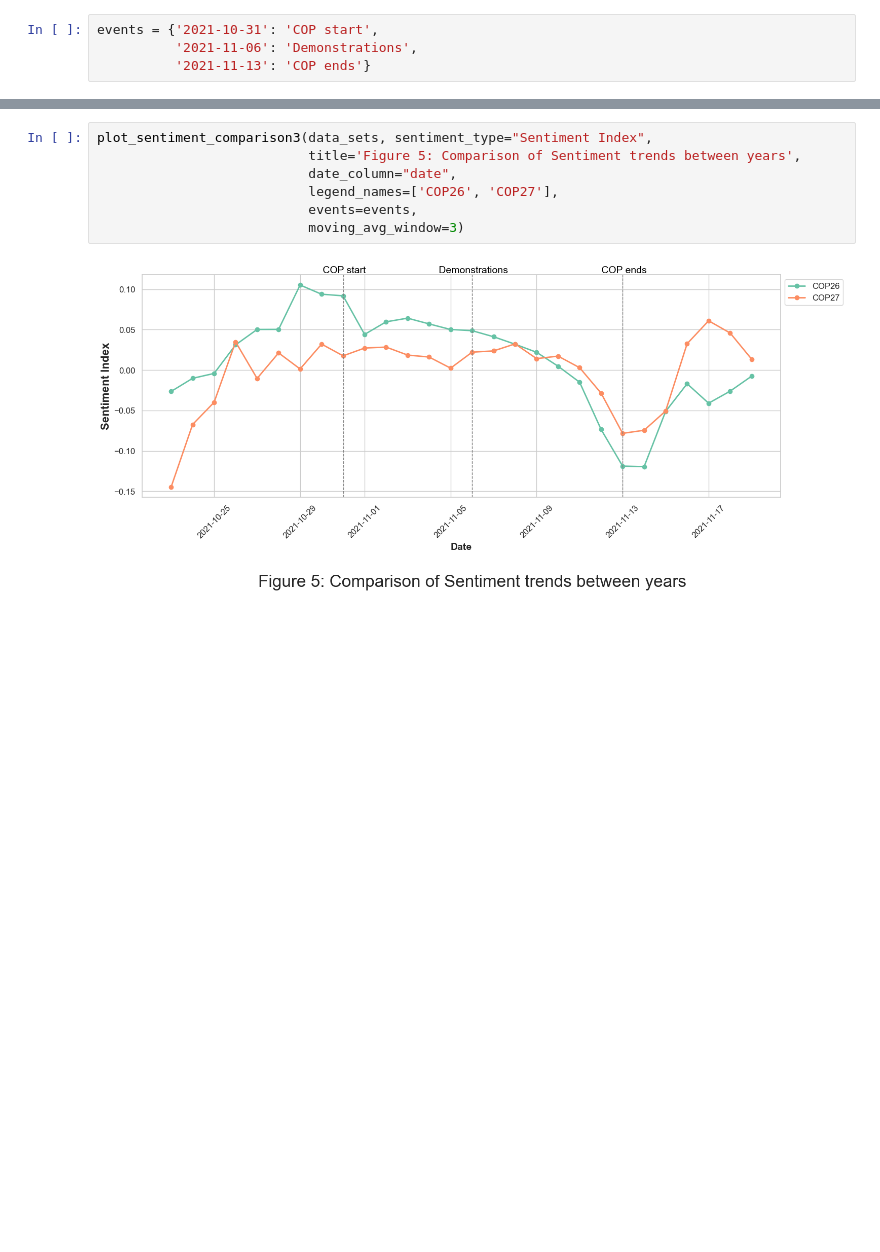
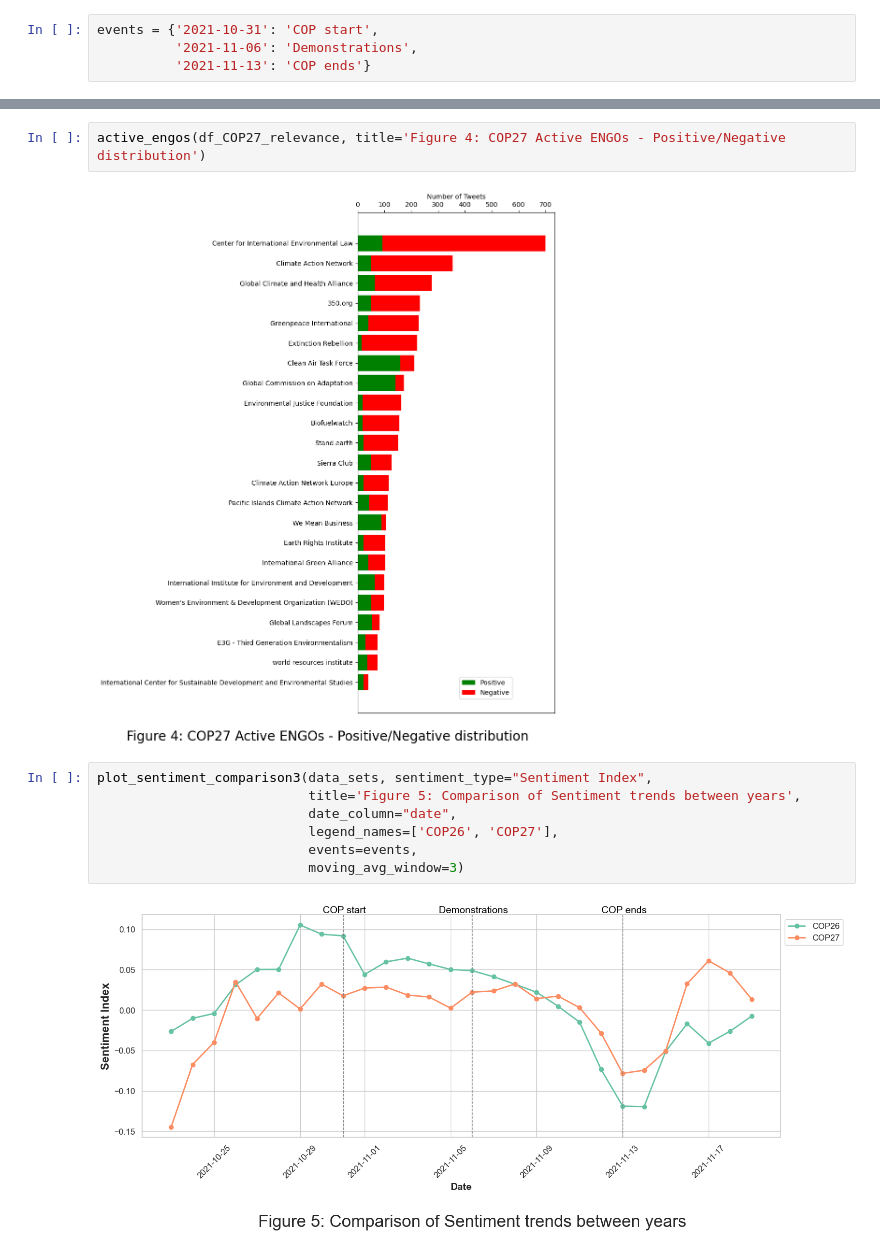
Before and after one commit to tom-baz/ENGO-emotional-framing, a Jupyter notebook: notebooks/tweets_distribution_plots.ipynb, the cells around one changed output, grey strips where cells are left out. Cells and saved outputs as stored; diff of their text form; blank space fills up the shorter version.

```diff
--- a/notebooks/tweets_distribution_plots.ipynb
+++ b/notebooks/tweets_distribution_plots.ipynb
@@ -272,3 +158,7 @@ plot_sentiment_comparison3(data_sets_cop27,
+# %%
+active_engos(df_COP27_relevance, title='Figure 4: COP27 Active ENGOs - Positive/Negative distribution')
+# %% [output]
+[figure, added]
 # %%
 plot_sentiment_comparison3(data_sets, sentiment_type="Sentiment Index",
                            title='Figure 5: Comparison of Sentiment trends between years',
```
Also changed, not shown: parts of 91 cells of this notebook, 6 other files.
